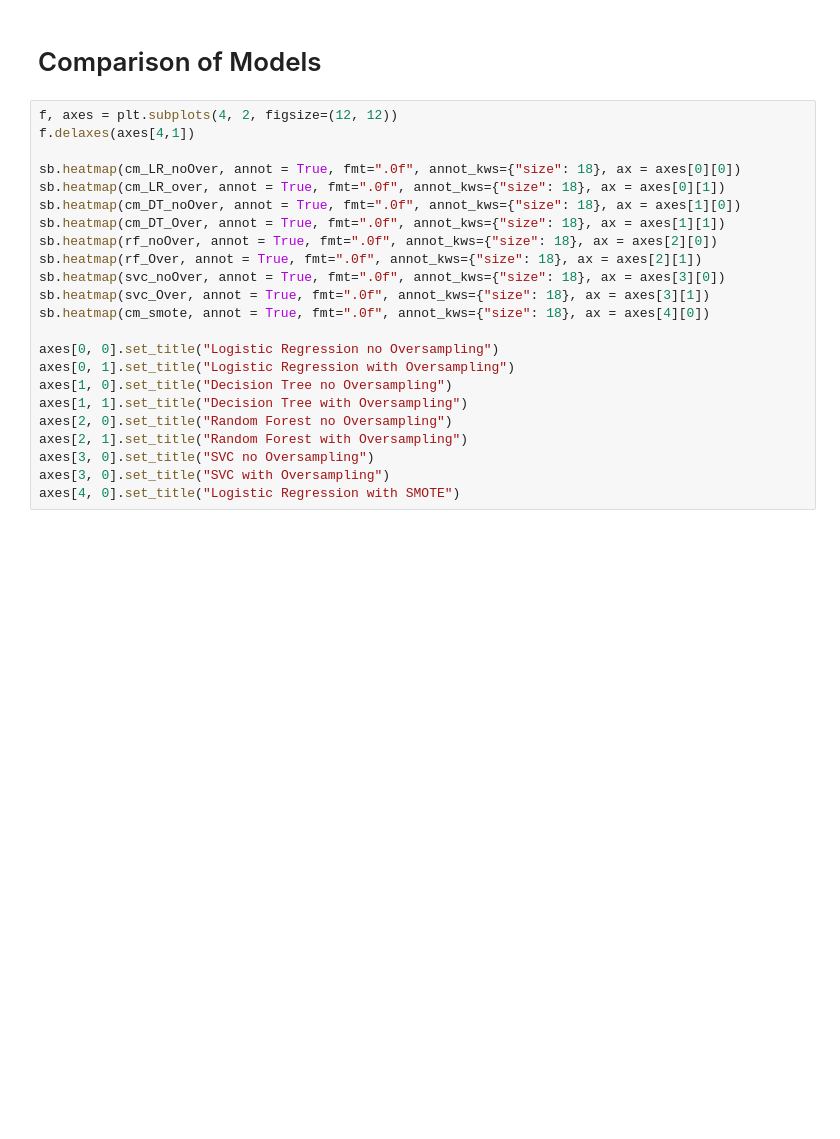
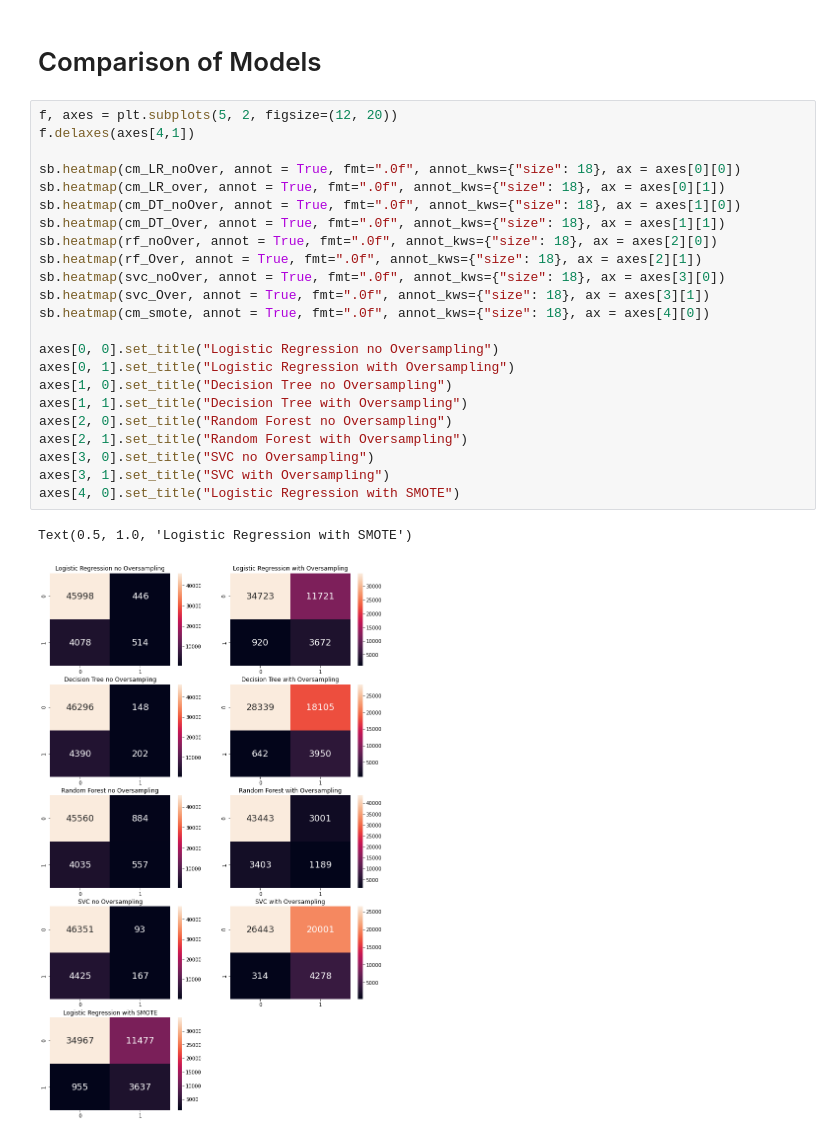
Before and after one commit to crockie/Heart-Disease-Predictor, a Jupyter notebook: DSAIprojectML_V4.ipynb, the cells around one changed output. Cells and saved outputs as stored; diff of their text form; blank space fills up the shorter version.

```diff
--- a/DSAIprojectML_V4.ipynb
+++ b/DSAIprojectML_V4.ipynb
@@ -547,28 +579,31 @@ print(f"The true positive rate is: {smote_tpr}")
 # %% [markdown]
 # Comparison of Models
 # %%
-f, axes = plt.subplots(4, 2, figsize=(12, 12))
+f, axes = plt.subplots(5, 2, figsize=(12, 20))
 f.delaxes(axes[4,1])
 
 sb.heatmap(cm_LR_noOver, annot = True, fmt=".0f", annot_kws={"size": 18}, ax = axes[0][0])
 sb.heatmap(cm_LR_over, annot = True, fmt=".0f", annot_kws={"size": 18}, ax = axes[0][1])
 sb.heatmap(cm_DT_noOver, annot = True, fmt=".0f", annot_kws={"size": 18}, ax = axes[1][0])
 sb.heatmap(cm_DT_Over, annot = True, fmt=".0f", annot_kws={"size": 18}, ax = axes[1][1])
 sb.heatmap(rf_noOver, annot = True, fmt=".0f", annot_kws={"size": 18}, ax = axes[2][0])
 sb.heatmap(rf_Over, annot = True, fmt=".0f", annot_kws={"size": 18}, ax = axes[2][1])
 sb.heatmap(svc_noOver, annot = True, fmt=".0f", annot_kws={"size": 18}, ax = axes[3][0])
 sb.heatmap(svc_Over, annot = True, fmt=".0f", annot_kws={"size": 18}, ax = axes[3][1])
 sb.heatmap(cm_smote, annot = True, fmt=".0f", annot_kws={"size": 18}, ax = axes[4][0])
 
 axes[0, 0].set_title("Logistic Regression no Oversampling")
 axes[0, 1].set_title("Logistic Regression with Oversampling")
 axes[1, 0].set_title("Decision Tree no Oversampling")
 axes[1, 1].set_title("Decision Tree with Oversampling")
 axes[2, 0].set_title("Random Forest no Oversampling")
 axes[2, 1].set_title("Random Forest with Oversampling")
 axes[3, 0].set_title("SVC no Oversampling")
-axes[3, 0].set_title("SVC with Oversampling")
+axes[3, 1].set_title("SVC with Oversampling")
 axes[4, 0].set_title("Logistic Regression with SMOTE")
+# %% [output]
+Text(0.5, 1.0, 'Logistic Regression with SMOTE')
+[figure, added]
 # %%
 print(f"Logistic Regression no Oversampling Classification Accuracy: {LR_noOver_score}, true positive rate is: {LR_noOver_tpr}")
 print(f"Logistic Regression with Oversampling Classification Accuracy: {LR_Over_score}, true positive rate is: {LR_Over_tpr}")
```
Also changed, not shown: parts of 32 cells of this notebook.
